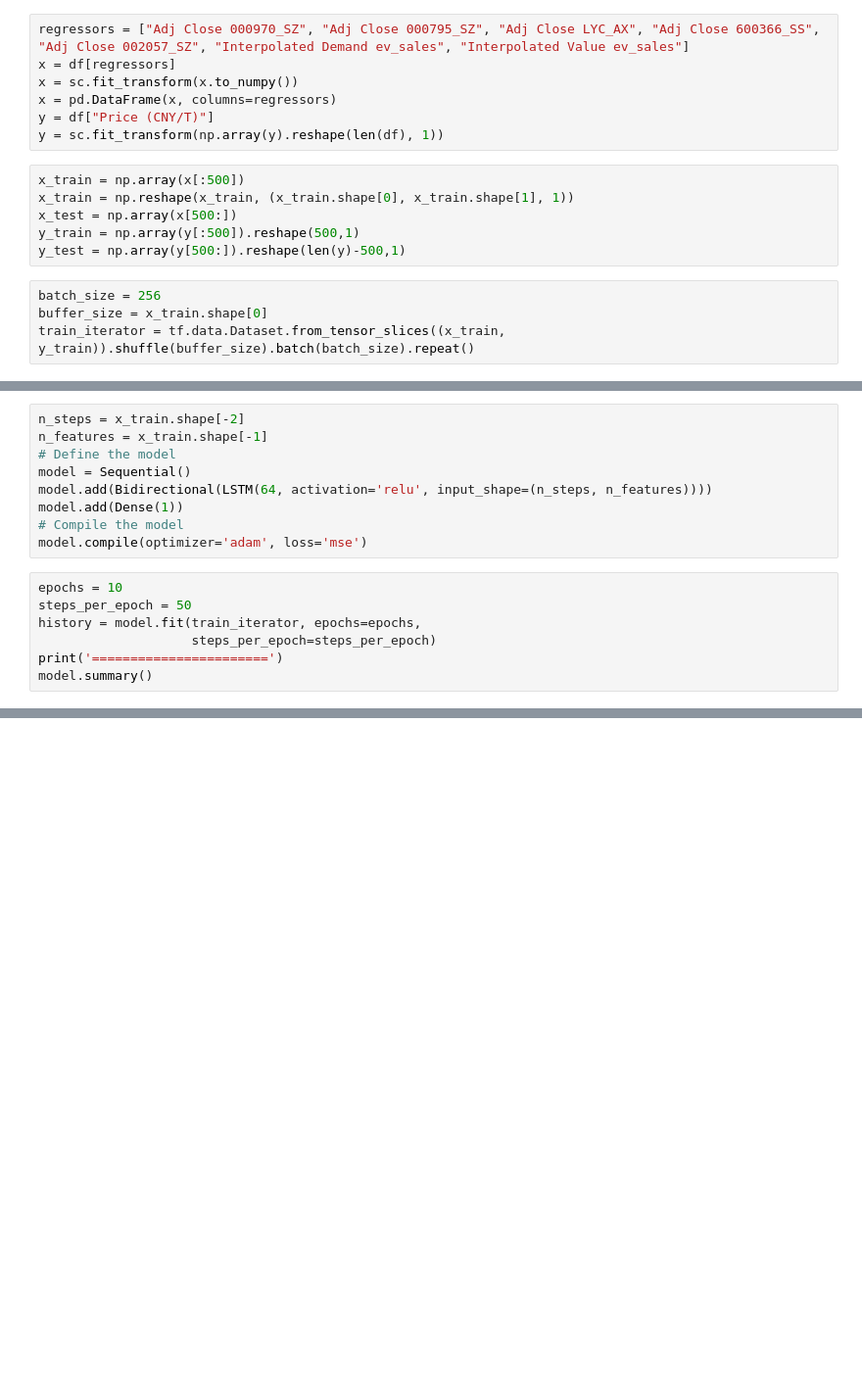
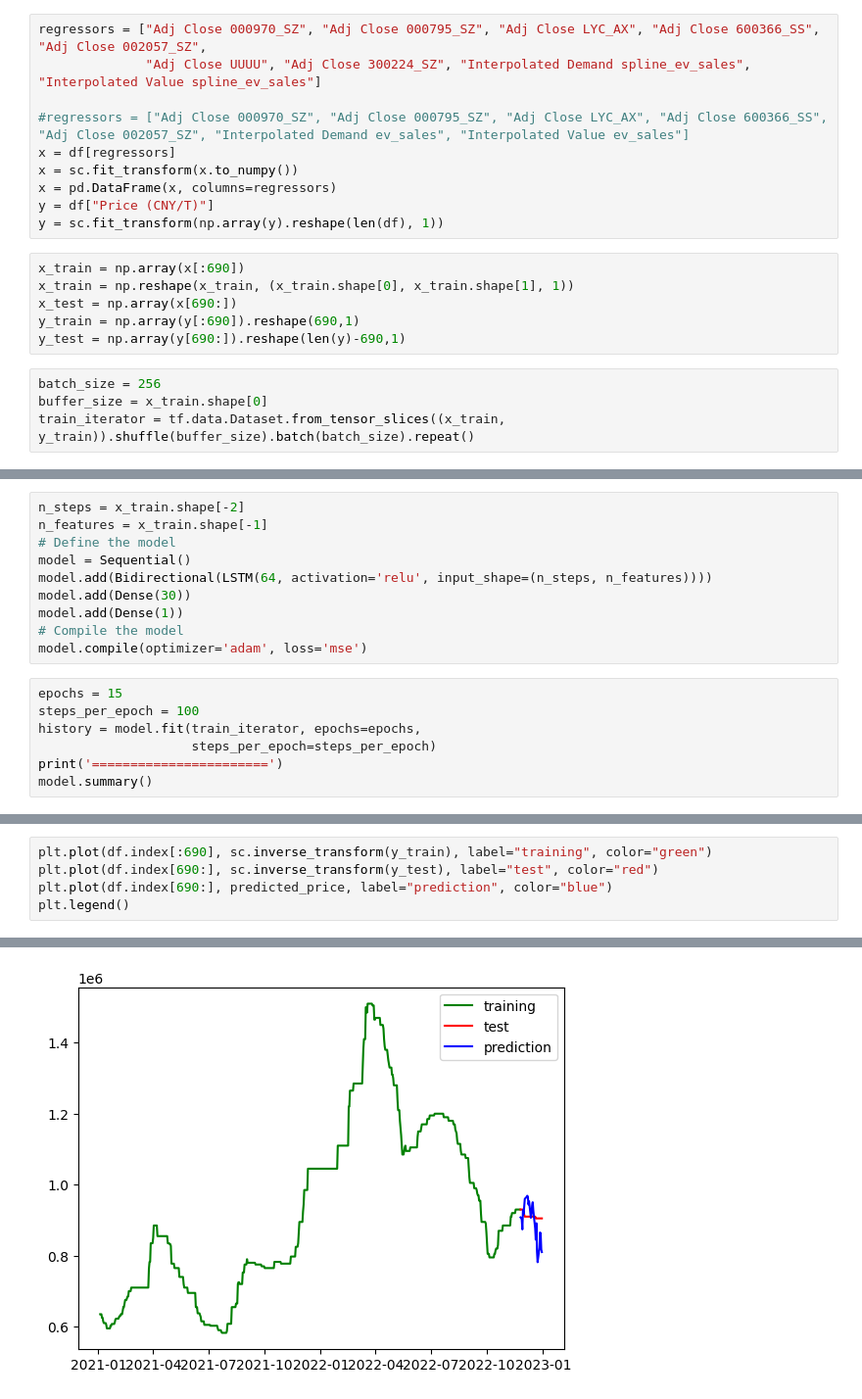
Before and after one commit to descentbw/Metal-Price-Prediction, a Jupyter notebook: feature_selection.ipynb, the cells around one changed output, grey strips where cells are left out. Shown at 98% size. Saved outputs shown, nothing was run; the diff lists cells and outputs as text; blank space fills up the shorter version.

```diff
--- a/feature_selection.ipynb
+++ b/feature_selection.ipynb
@@ -223,18 +224,21 @@ from keras.layers import LSTM, Bidirectional, Dense
 from sklearn.preprocessing import MinMaxScaler
 sc = MinMaxScaler(feature_range = (0, 1))
 # %%
-regressors = ["Adj Close 000970_SZ", "Adj Close 000795_SZ", "Adj Close LYC_AX", "Adj Close 600366_SS", "Adj Close 002057_SZ", "Interpolated Demand ev_sales", "Interpolated Value ev_sales"]
+regressors = ["Adj Close 000970_SZ", "Adj Close 000795_SZ", "Adj Close LYC_AX", "Adj Close 600366_SS", "Adj Close 002057_SZ",
+              "Adj Close UUUU", "Adj Close 300224_SZ", "Interpolated Demand spline_ev_sales", "Interpolated Value spline_ev_sales"]
+
+#regressors = ["Adj Close 000970_SZ", "Adj Close 000795_SZ", "Adj Close LYC_AX", "Adj Close 600366_SS", "Adj Close 002057_SZ", "Interpolated Demand ev_sales", "Interpolated Value ev_sales"]
 x = df[regressors]
 x = sc.fit_transform(x.to_numpy())
 x = pd.DataFrame(x, columns=regressors)
 y = df["Price (CNY/T)"]
 y = sc.fit_transform(np.array(y).reshape(len(df), 1))
 # %%
-x_train = np.array(x[:500])
+x_train = np.array(x[:690])
 x_train = np.reshape(x_train, (x_train.shape[0], x_train.shape[1], 1))
-x_test = np.array(x[500:])
-y_train = np.array(y[:500]).reshape(500,1)
-y_test = np.array(y[500:]).reshape(len(y)-500,1)
+x_test = np.array(x[690:])
+y_train = np.array(y[:690]).reshape(690,1)
+y_test = np.array(y[690:]).reshape(len(y)-690,1)
 # %%
 batch_size = 256
 buffer_size = x_train.shape[0]
@@ -249,12 +253,13 @@ n_features = x_train.shape[-1]
 # Define the model
 model = Sequential()
 model.add(Bidirectional(LSTM(64, activation='relu', input_shape=(n_steps, n_features))))
+model.add(Dense(30))
 model.add(Dense(1))
 # Compile the model
 model.compile(optimizer='adam', loss='mse')
 # %%
-epochs = 10
-steps_per_epoch = 50
+epochs = 15
+steps_per_epoch = 100
 history = model.fit(train_iterator, epochs=epochs,
                     steps_per_epoch=steps_per_epoch)
 print('=======================')
@@ -321,0 +352,6 @@ array([[1105000.],
+# %%
+plt.plot(df.index[:690], sc.inverse_transform(y_train), label="training", color="green")
+plt.plot(df.index[690:], sc.inverse_transform(y_test), label="test", color="red")
+plt.plot(df.index[690:], predicted_price, label="prediction", color="blue")
+plt.legend()
+# %% [output]
@@ -321,0 +359 @@ array([[1105000.],
+[figure, added]
```
Also changed, not shown: parts of 18 cells of this notebook.
